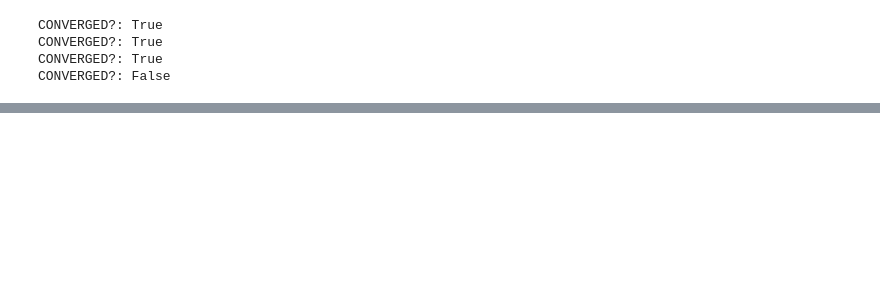
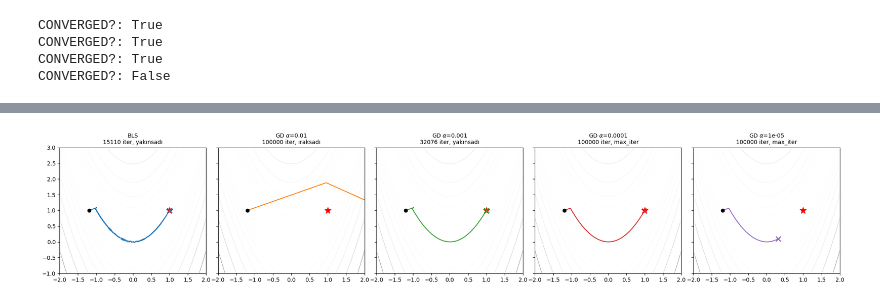
Before and after one commit to abardakci/optlib, a Jupyter notebook: notebooks/01-basics.ipynb, the cells around one changed output, grey strips where cells are left out. Drawn from its saved outputs; the diff is of its cells as text; code cells hidden in the pictures; blank space fills up the shorter version.

```diff
--- a/notebooks/01-basics.ipynb
+++ b/notebooks/01-basics.ipynb
@@ -213,0 +268,21 @@ CONVERGED: False
+# %%
+# her metodun yörüngesi ayrı panelde
+runs = [("BLS", res_bls, "C0")] + [(fr"GD $\alpha$={a:g}", r, colors[a]) for a, r in zip(alpha_set, res_gd)]
+
+fig, axes = plt.subplots(1, len(runs), figsize=(4 * len(runs), 4), sharex=True, sharey=True)
+for ax, (name, res, color) in zip(axes, runs):
+    ax.contour(X, Y, Z, levels=np.logspace(-1, 3.5, 20), cmap="Greys", linewidths=0.6)
+    plot_path(ax, res, None, lw=1.5, color=color)
+    ax.plot(*x0, "ko")
+    ax.plot(1, 1, "r*", ms=12)
+    if np.all(np.isfinite(res.x)):
+        ax.plot(*res.x, "x", color=color, ms=9, mew=2)
+        status = "yakınsadı" if res.converged else "max_iter"
+    else:
+        status = "ıraksadı"
+    ax.set_title(f"{name}\n{res.n_iter} iter, {status}", fontsize=10)
+    ax.set_xlim(-2, 2); ax.set_ylim(-1, 3)
+fig.tight_layout()
+plt.show()
+# %% [output]
+[figure, added]
```
Also changed, not shown: parts of 14 cells of this notebook, 4 other files.
